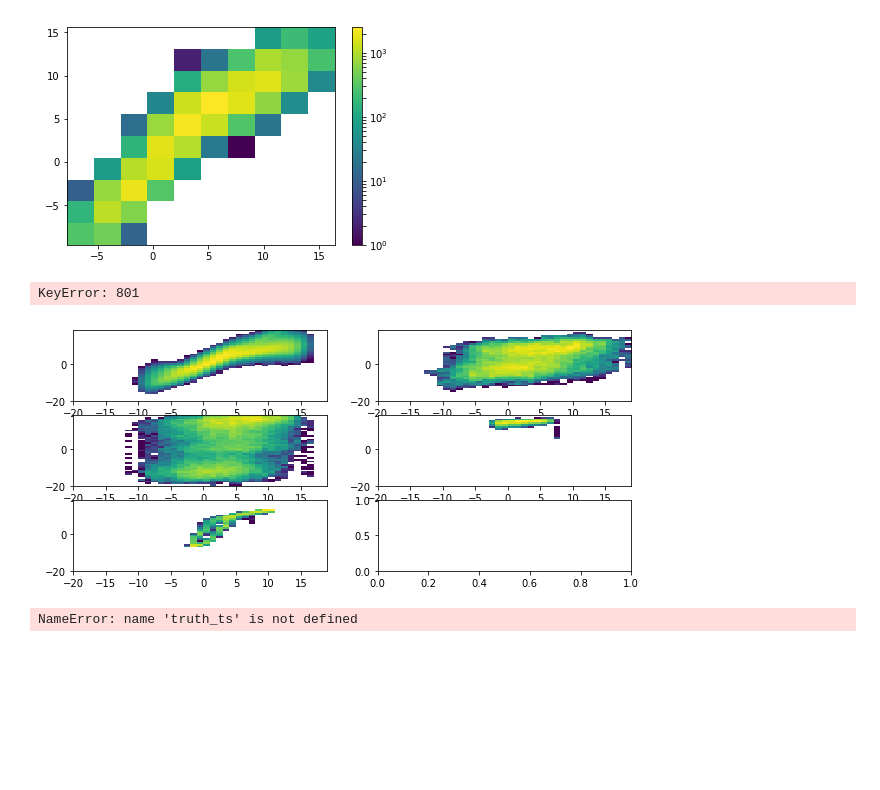
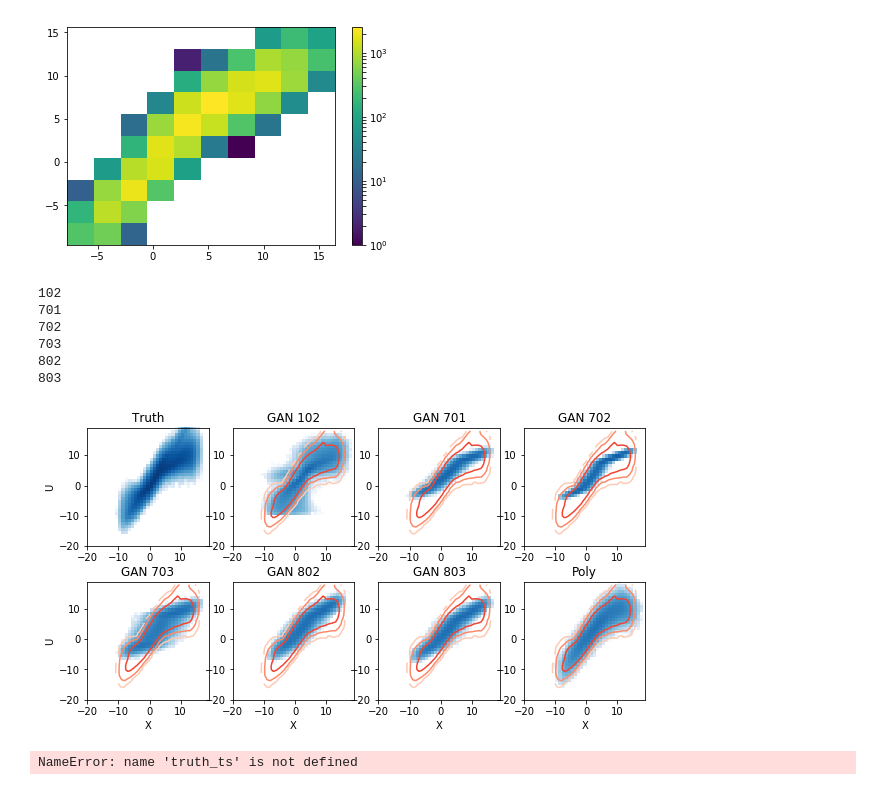
Before and after one commit to djgagne/lorenz_gan, a Jupyter notebook: notebooks/wavelets.ipynb, the cells around one changed output. Saved outputs shown, nothing was run; the diff lists cells and outputs as text; code cells hidden in the pictures; blank space fills up the shorter version.

```diff
--- a/notebooks/wavelets.ipynb
+++ b/notebooks/wavelets.ipynb
@@ -281,0 +293,17 @@ Index(['x_index', 'step', 'time', 'u_scale', 'X_t', 'Ux_t', 'Ux_t+1'], dtype='ob
+# %%
+plt.figure(figsize=(8, 5))
+bins = np.arange(-15, 20, 0.1)
+for gi in [703, 803]:
+    _ = plt.hist(gan_ds[gi]["u"][:, 0], bins=bins, histtype="step", color=gan_index_color[gi], label=str(gi))
+
+_ = plt.hist(gan_ds[102]["u"][:, 0], bins=bins, histtype="step", color='blue', label="102")
+_ = plt.hist(poly["u"][:, 0], bins=bins, histtype="step", color='green', label="poly")
+
+_ = plt.hist(truth_ts["Ux_t+1"][:2000000], bins=bins, histtype="step", color='black', label="truth", lw=3)
+#plt.gca().set_yscale("log")
+#_ = plt.hist(truth["lorenz_u"][l_start:l_end, 0], bins=bins, histtype="step", color='k', label="truth")
+plt.legend(ncol=3)
+plt.xlabel("U")
+plt.ylabel("Frequency")
+plt.title("GAN U Distributions")
+plt.savefig("gan_clim_700_800_series_u.png", dpi=200, bbox_inches="tight")
@@ -347,7 +381,7 @@ plt.savefig("hov_gan_100_u.png", dpi=200, bbox_inches="tight")
 [figure]
 # %%
 plt.figure(figsize=(15, 5))
-for g, gi in enumerate([700, 701, 702, 703]):
+for g, gi in enumerate([700, 701, 702, 900]):
     plt.subplot(1, 5, g + 1)
     plt.pcolormesh(gan_ds[gi]["u"][:1000], vmin=-20, vmax=20, cmap="RdBu_r")
     plt.title("GAN {0:d} U".format(gi))
@@ -400,17 +435,36 @@ plt.colorbar()
 <matplotlib.colorbar.Colorbar at 0x...>
 [figure]
 # %%
-plt.figure(figsize=(10, 6))
-plt.subplot(4, 2, 1)
-h2d_truth, h2d_x_bins, h2d_y_bins, stuff = plt.hist2d(truth_ts["X_t"], truth_ts["Ux_t+1"], bins=np.arange(-20, 20), cmin=1, norm=LogNorm())
-for g, gi in enumerate([700, 701, 702, 703, 801, 802, 803]):
-    plt.subplot(4, 2, g + 2)
-    plt.hist2d(gan_ds[gi]["x"][:50000, 0], gan_ds[gi]["u"][:50000, 0], bins=np.arange(-20, 20), cmin=1, norm=LogNorm())
-    #plt.contourf(np.arange(-20.5, 20), np.arange(-20.5, 20), h2d_truth, cmap="Reds")
-plt.colorbar()
+plt.figure(figsize=(10, 5))
+plt.subplots_adjust(hspace=0.3)
+plt.subplot(2, 4, 1)
+h2d_truth, h2d_x_bins, h2d_y_bins, stuff = plt.hist2d(truth_ts["X_t"], truth_ts["Ux_t+1"], bins=np.arange(-20, 20), cmin=1, vmin=1, vmax=100000, cmap="Blues", norm=LogNorm())
+plt.title("Truth")
+plt.ylabel("U")
+for g, gi in enumerate([102, 701, 702, 703, 802, 803]):
+    print(gi)
+    plt.subplot(2, 4, g + 2)
+    plt.hist2d(gan_ds[gi]["x"][:, 0].values, gan_ds[gi]["u"][:, 0].values, bins=np.arange(-20, 20), cmin=1, vmin=1, vmax=1000000, cmap="Blues", norm=LogNorm())
+    plt.contour(h2d_x_bins[:-1], h2d_y_bins[:-1], h2d_truth.T, np.logspace(0, 6, 6), vmin=1, vmax=1000000, cmap="Reds", norm=LogNorm())
+    plt.title(f"GAN {gi:d}")
+    if g > 2:
+        plt.xlabel("X")
+    if g == 3:
+        plt.ylabel("U")
+plt.subplot(2, 4, 8)
+plt.hist2d(poly["x"][:, 0].values, poly["u"][:, 0].values, bins=np.arange(-20, 20), cmin=1, vmin=1, vmax=1000000, cmap="Blues", norm=LogNorm())
+plt.contour(h2d_x_bins[:-1], h2d_y_bins[:-1], h2d_truth.T, np.logspace(0, 6, 6), vmin=1, vmax=1000000, cmap="Reds", norm=LogNorm())
+plt.title("Poly")
+plt.xlabel("X")
+plt.savefig("gan_clim_2d_hist.png", dpi=200, bbox_inches="tight")
 # %% [output]
-KeyError: 801
+102
+701
+702
+703
+802
+803
-[figure, old version]
+[figure, new version]
 # %%
 truth_ts["Ux_t+1"][:5000].plot()
 plt.plot(gan_ds[603]["u"][:5000, 0])
```
Also changed, not shown: parts of 19 cells of this notebook, 14 other files.
